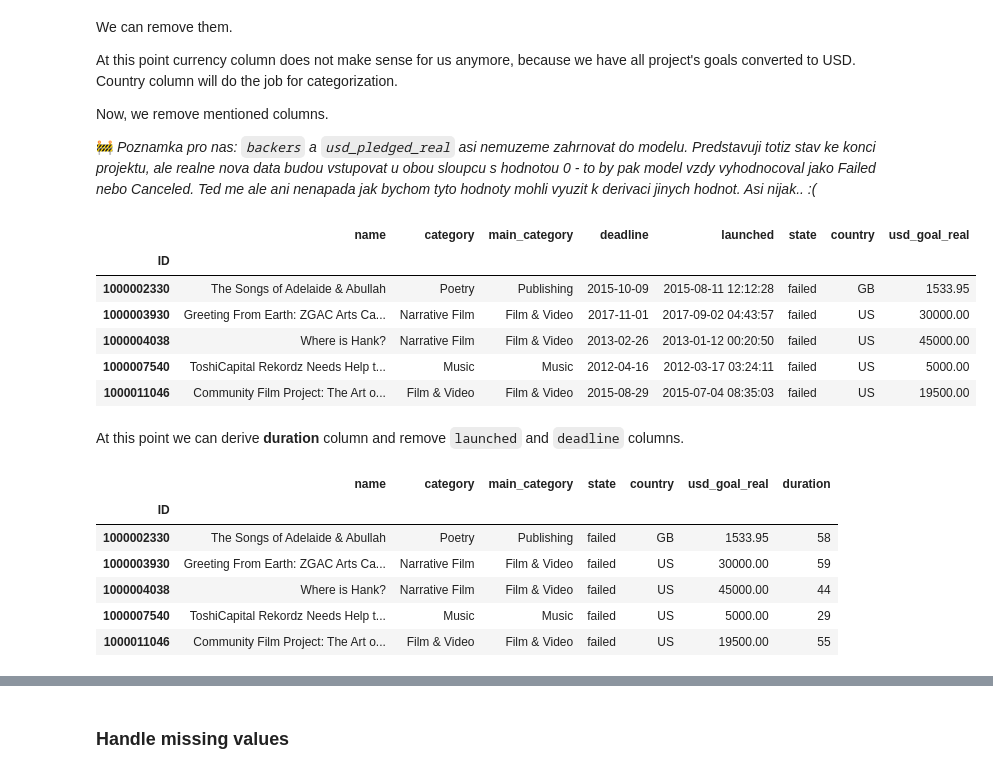
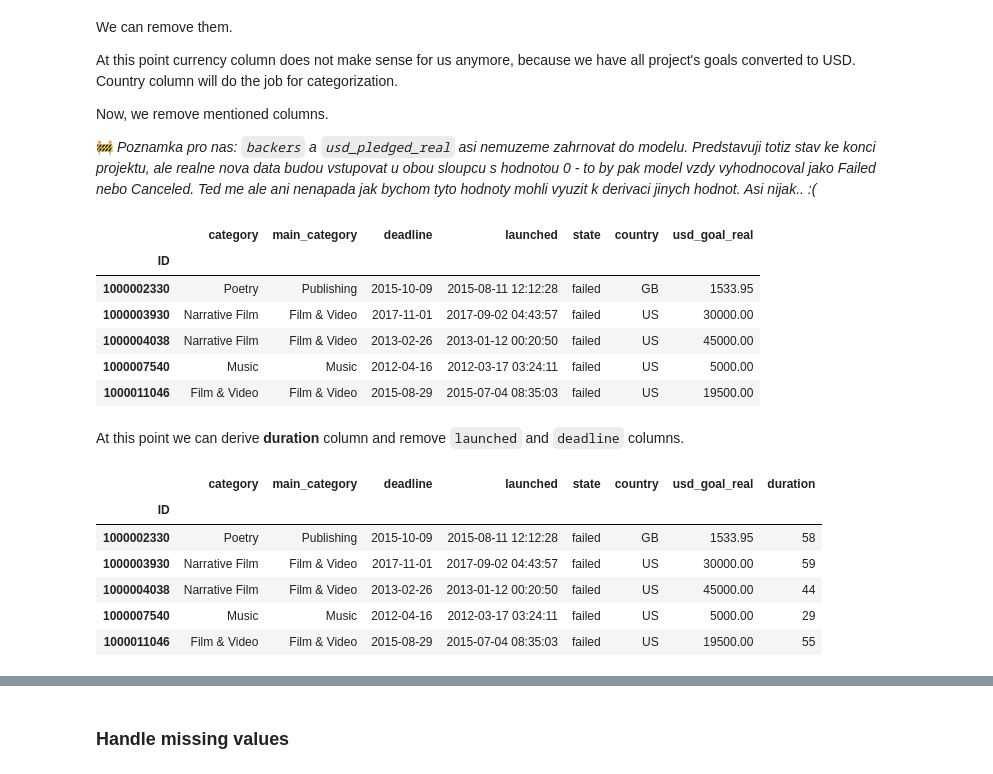
Before and after one commit to dmitrijt9/kickstarter-projects-classification, a Jupyter notebook: notebook.ipynb, the cells around one changed output, grey strips where cells are left out. Saved outputs shown, nothing was run; the diff lists cells and outputs as text; code cells hidden in the pictures.

Commit message:
✨ Categorical to numerical, new month column, extract "live" projects, init model building

```diff
--- a/notebook.ipynb
+++ b/notebook.ipynb
@@ -88,19 +90,22 @@ It seems reasonable to transform **canceled** projects to **failed**, same with
 # %% [markdown]
 Here, we set canceled and suspended projects as failed ones.
 # %%
+# create copy for preprocessing
+ksp_pre = ksp.copy()
+
 # get current sum of rows for each state
-canceled_proj_len = len(ksp[ksp['state'] == 'canceled'])
-suspended_proj_len = len(ksp[ksp['state'] == 'suspended'])
-failed_proj_len = len(ksp[ksp['state'] == 'failed'])
+canceled_proj_len = len(ksp_pre[ksp_pre['state'] == 'canceled'])
+suspended_proj_len = len(ksp_pre[ksp_pre['state'] == 'suspended'])
+failed_proj_len = len(ksp_pre[ksp_pre['state'] == 'failed'])
 
 # set failed state instead of canceled state
-ksp.loc[ksp['state'] == 'canceled', ['state']] = 'failed'
+ksp_pre.loc[ksp['state'] == 'canceled', ['state']] = 'failed'
 # set failed state instead of suspended state
-ksp.loc[ksp['state'] == 'suspended', ['state']] = 'failed'
+ksp_pre.loc[ksp['state'] == 'suspended', ['state']] = 'failed'
 
-assert len(ksp[ksp['state'] == 'canceled']) == 0, "Canceled rows length should be 0"
-assert len(ksp[ksp['state'] == 'suspended']) == 0, "Suspended rows length should be 0"
-assert len(ksp[ksp['state'] == 'failed']) == failed_proj_len + suspended_proj_len + canceled_proj_len
+assert len(ksp_pre[ksp_pre['state'] == 'canceled']) == 0, "Canceled rows length should be 0"
+assert len(ksp_pre[ksp_pre['state'] == 'suspended']) == 0, "Suspended rows length should be 0"
+assert len(ksp_pre[ksp_pre['state'] == 'failed']) == failed_proj_len + suspended_proj_len + canceled_proj_len
 print("Canceled and suspended projects successfully converted to failed projects.")
 print("Failed projects sum: ", failed_proj_len + suspended_proj_len + canceled_proj_len)
 # %% [output]
@@ -129,9 +134,9 @@ We apply this rules on projects with state undefined:
 Let's start with first rule.
 # %%
 # remove last character from currency and resulted string set as a country
-ksp.loc[ksp['state'] == 'undefined', 'country'] = ksp.apply(lambda p: p['currency'][:-1], axis=1)
+ksp_pre.loc[ksp_pre['state'] == 'undefined', 'country'] = ksp_pre.apply(lambda p: p['currency'][:-1], axis=1)
 # print undefined projects
-ksp.loc[ksp['state'] == 'undefined',['state', 'currency', 'country']].head()
+ksp_pre.loc[ksp_pre['state'] == 'undefined',['state', 'currency', 'country']].head()
 # %% [output]
 |  | state | currency | country |
 | ID |  |  |  |
@@ -146,16 +151,16 @@ We see now country values derived from currency.
 And now, we apply second rule - assign successful or failed state based on goal and pledge.
 # %%
 # get current sums of states
-undefined_proj_len = len(ksp[ksp['state'] == 'undefined'].index)
-success_or_failed_len = len(ksp[(ksp['state'] == 'successful') | (ksp['state'] == 'failed')].index)
+undefined_proj_len = len(ksp_pre[ksp_pre['state'] == 'undefined'].index)
+success_or_failed_len = len(ksp_pre[(ksp_pre['state'] == 'successful') | (ksp_pre['state'] == 'failed')].index)
 
 if undefined_proj_len != 0:
     # apply first rule
-    ksp.loc[ksp['state'] == 'undefined', 'state'] = ksp.apply(lambda p: 'failed' if (p['usd_goal_real'] > p['usd_pledged_real']) else 'successful', axis=1)
+    ksp_pre.loc[ksp_pre['state'] == 'undefined', 'state'] = ksp_pre.apply(lambda p: 'failed' if (p['usd_goal_real'] > p['usd_pledged_real']) else 'successful', axis=1)
 
 # test that everything is right
-assert len(ksp[ksp['state'] == 'undefined'].index) == 0, "Undefined rows length should be 0"
-assert len(ksp.loc[(ksp['state'] == 'successful') | (ksp['state'] == 'failed')].index) == success_or_failed_len + undefined_proj_len
+assert len(ksp_pre[ksp_pre['state'] == 'undefined'].index) == 0, "Undefined rows length should be 0"
+assert len(ksp_pre.loc[(ksp_pre['state'] == 'successful') | (ksp_pre['state'] == 'failed')].index) == success_or_failed_len + undefined_proj_len
 print("Project with state undefined successfuly identified.")
 # %% [output]
 Project with state undefined successfuly identified.
@@ -184,17 +189,18 @@ Now, we remove mentioned columns.
 
 🚧 *Poznamka pro nas: `backers` a `usd_pledged_real` asi nemuzeme zahrnovat do modelu. Predstavuji totiz stav ke konci projektu, ale realne nova data budou vstupovat u obou sloupcu s hodnotou 0 - to by pak model vzdy vyhodnocoval jako Failed nebo Canceled. Ted me ale ani nenapada jak bychom tyto hodnoty mohli vyuzit k derivaci jinych hodnot. Asi nijak.. :(*
 # %%
-ksp = ksp.drop(['currency', 'goal', 'pledged', 'usd pledged', 'usd_pledged_real', 'backers'], axis=1)
 
-ksp.head()
+ksp_pre = ksp_pre.drop(['name', 'currency', 'goal', 'pledged', 'usd pledged', 'usd_pledged_real', 'backers'], axis=1)
+
+ksp_pre.head()
 # %% [output]
-|  | name | category | main_category | deadline | launched | state | country | usd_goal_real |
-| ID |  |  |  |  |  |  |  |  |
-| 1000002330 | The Songs of Adelaide & Abullah | Poetry | Publishing | 2015-10-09 | 2015-08-11 12:12:28 | failed | GB | 1533.95 |
-| 1000003930 | Greeting From Earth: ZGAC Arts Ca... | Narrative Film | Film & Video | 2017-11-01 | 2017-09-02 04:43:57 | failed | US | 30000.00 |
-| 1000004038 | Where is Hank? | Narrative Film | Film & Video | 2013-02-26 | 2013-01-12 00:20:50 | failed | US | 45000.00 |
-| 1000007540 | ToshiCapital Rekordz Needs Help t... | Music | Music | 2012-04-16 | 2012-03-17 03:24:11 | failed | US | 5000.00 |
-| 1000011046 | Community Film Project: The Art o... | Film & Video | Film & Video | 2015-08-29 | 2015-07-04 08:35:03 | failed | US | 19500.00 |
+|  | category | main_category | deadline | launched | state | country | usd_goal_real |
+| ID |  |  |  |  |  |  |  |
+| 1000002330 | Poetry | Publishing | 2015-10-09 | 2015-08-11 12:12:28 | failed | GB | 1533.95 |
+| 1000003930 | Narrative Film | Film & Video | 2017-11-01 | 2017-09-02 04:43:57 | failed | US | 30000.00 |
+| 1000004038 | Narrative Film | Film & Video | 2013-02-26 | 2013-01-12 00:20:50 | failed | US | 45000.00 |
+| 1000007540 | Music | Music | 2012-04-16 | 2012-03-17 03:24:11 | failed | US | 5000.00 |
+| 1000011046 | Film & Video | Film & Video | 2015-08-29 | 2015-07-04 08:35:03 | failed | US | 19500.00 |
 # %% [markdown]
 At this point we can derive **duration** column and remove `launched` and `deadline` columns.
 # %%
@@ -208,17 +214,14 @@ def parse_and_get_duration_in_days(from_date_str, to_date_str):
     return duration.days
 
 # create new column duration and use function above to apply duration value derived from launched and deadline columns
-ksp['duration'] = ksp.apply(lambda x: parse_and_get_duration_in_days(x['launched'], x['deadline']), axis=1)
+ksp_pre['duration'] = ksp_pre.apply(lambda x: parse_and_get_duration_in_days(x['launched'], x['deadline']), axis=1)
 
-# remove launched and deadline columns
-ksp = ksp.drop(['launched', 'deadline'], axis=1)
-
-ksp.head()
+ksp_pre.head()
 # %% [output]
-|  | name | category | main_category | state | country | usd_goal_real | duration |
-| ID |  |  |  |  |  |  |  |
-| 1000002330 | The Songs of Adelaide & Abullah | Poetry | Publishing | failed | GB | 1533.95 | 58 |
-| 1000003930 | Greeting From Earth: ZGAC Arts Ca... | Narrative Film | Film & Video | failed | US | 30000.00 | 59 |
-| 1000004038 | Where is Hank? | Narrative Film | Film & Video | failed | US | 45000.00 | 44 |
-| 1000007540 | ToshiCapital Rekordz Needs Help t... | Music | Music | failed | US | 5000.00 | 29 |
-| 1000011046 | Community Film Project: The Art o... | Film & Video | Film & Video | failed | US | 19500.00 | 55 |
+|  | category | main_category | deadline | launched | state | country | usd_goal_real | duration |
+| ID |  |  |  |  |  |  |  |  |
+| 1000002330 | Poetry | Publishing | 2015-10-09 | 2015-08-11 12:12:28 | failed | GB | 1533.95 | 58 |
+| 1000003930 | Narrative Film | Film & Video | 2017-11-01 | 2017-09-02 04:43:57 | failed | US | 30000.00 | 59 |
+| 1000004038 | Narrative Film | Film & Video | 2013-02-26 | 2013-01-12 00:20:50 | failed | US | 45000.00 | 44 |
+| 1000007540 | Music | Music | 2012-04-16 | 2012-03-17 03:24:11 | failed | US | 5000.00 | 29 |
+| 1000011046 | Film & Video | Film & Video | 2015-08-29 | 2015-07-04 08:35:03 | failed | US | 19500.00 | 55 |
```
Also changed, not shown: parts of 15 cells of this notebook.
